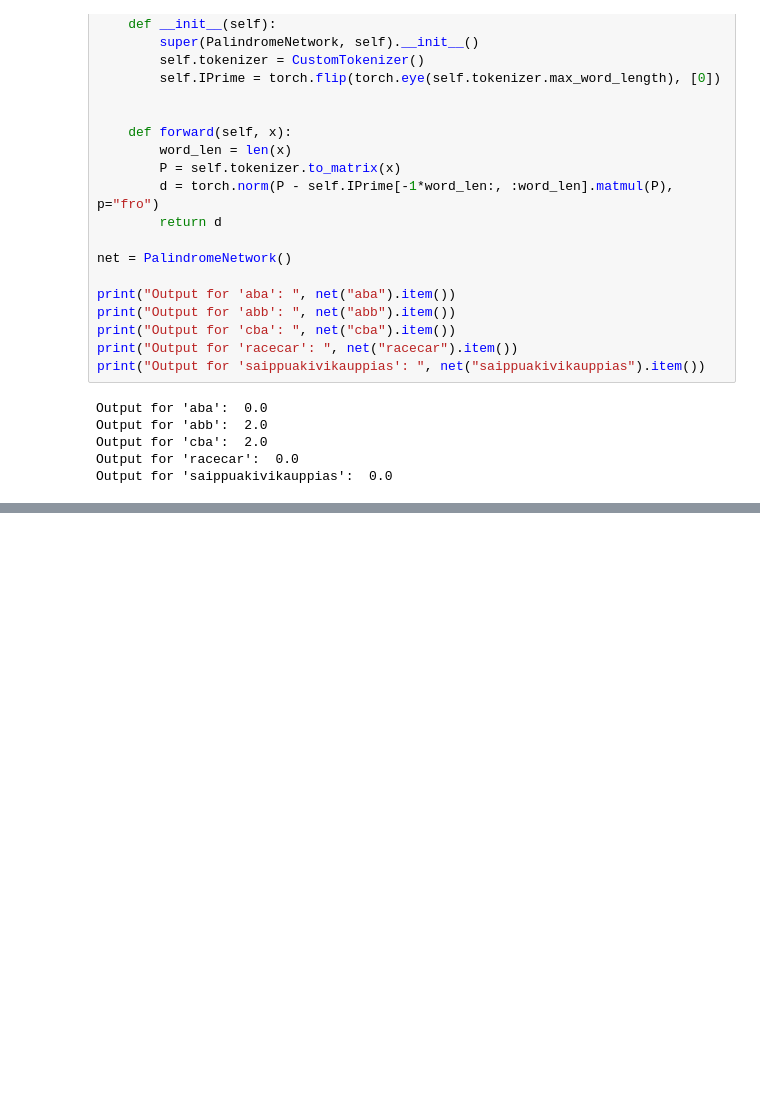
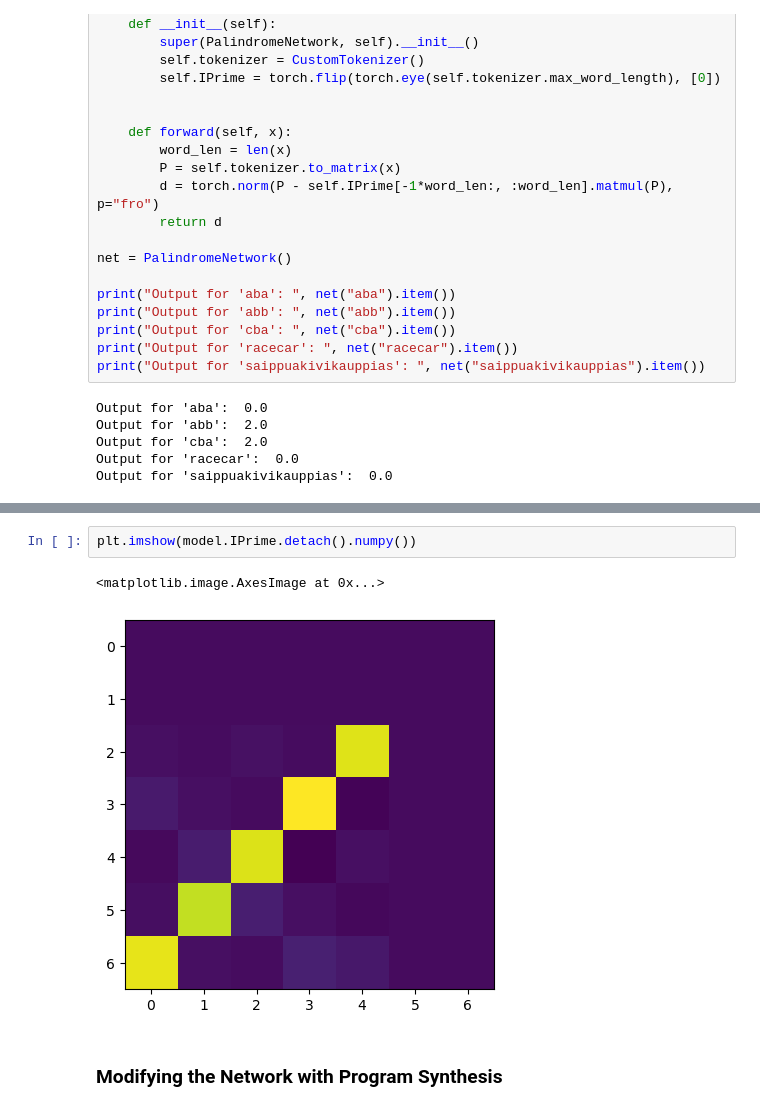
Before and after one commit to kevinpdev/kevinpdev.github.io, a Jupyter notebook: notebooks/nn-palindrome.ipynb, the cells around one changed output, grey strips where cells are left out. Cells and saved outputs as stored; diff of their text form; blank space fills up the shorter version.

```diff
--- a/notebooks/nn-palindrome.ipynb
+++ b/notebooks/nn-palindrome.ipynb
@@ -182,0 +373,7 @@ tensor(0.8384, grad_fn=<TanhBackward0>)
+# %%
+plt.imshow(model.IPrime.detach().numpy())
+# %% [output]
+<matplotlib.image.AxesImage at 0x...>
+[figure, added]
+# %% [markdown]
+### Modifying the Network with Program Synthesis
```
Also changed, not shown: parts of 11 cells of this notebook, 18 other files.
